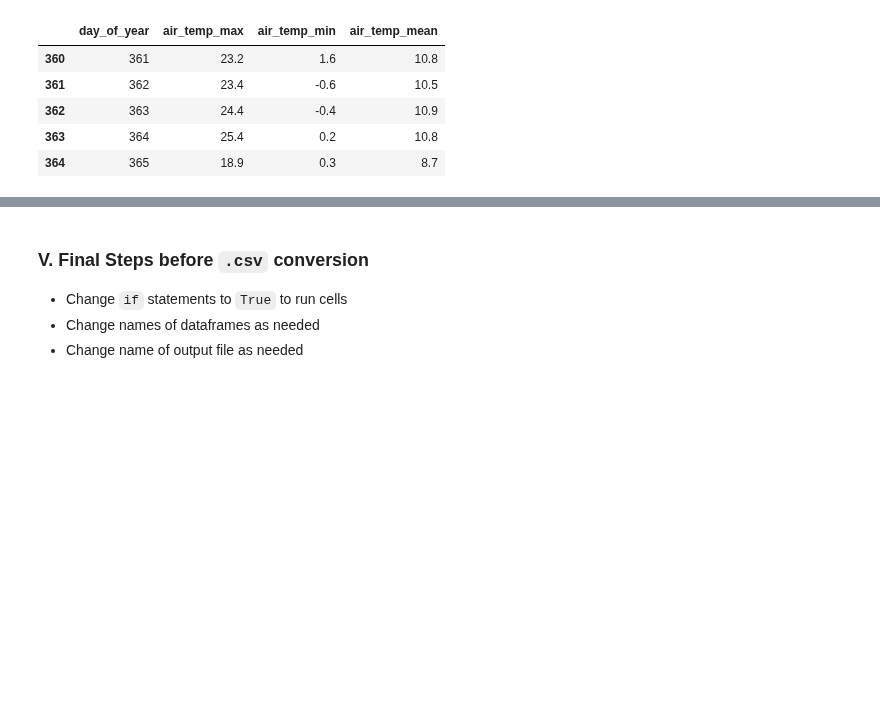
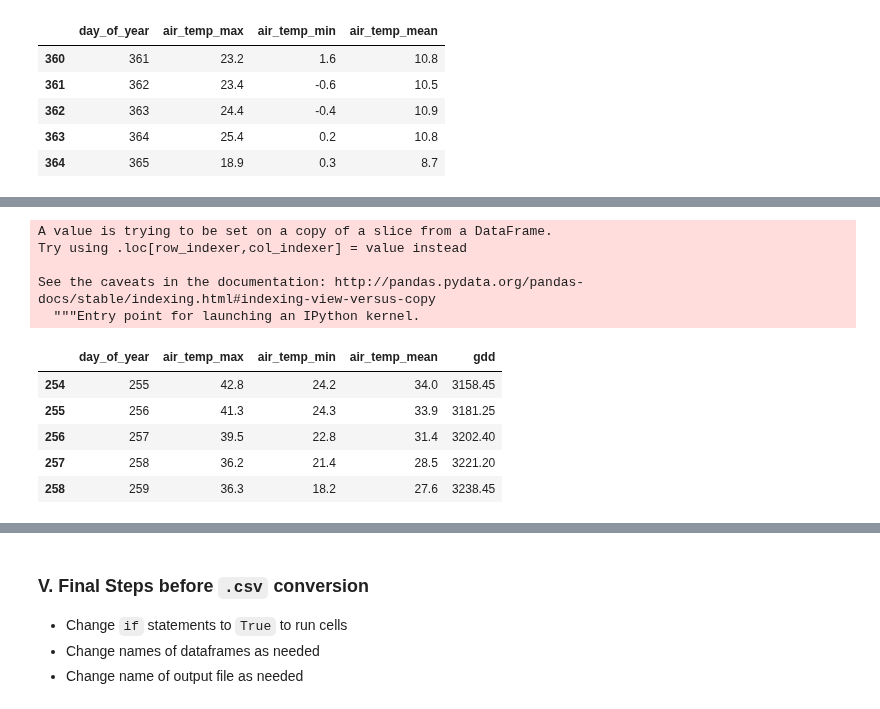
Before and after one commit to genophenoenvo/terraref-datasets, a Jupyter notebook: notebooks/biomass_gdd.ipynb, the cells around one changed output, grey strips where cells are left out. Saved outputs shown, nothing was run; the diff lists cells and outputs as text; code cells hidden in the pictures; blank space fills up the shorter version.

```diff
--- a/notebooks/biomass_gdd.ipynb
+++ b/notebooks/biomass_gdd.ipynb
@@ -323,0 +434,15 @@ air_temps.tail()
+# %%
+air_temps_1['gdd'] = np.cumsum((((air_temps_1['air_temp_max'] + air_temps_1['air_temp_min']) / 2) - 10))
+air_temps_1.tail()
+# %% [output]
+A value is trying to be set on a copy of a slice from a DataFrame.
+Try using .loc[row_indexer,col_indexer] = value instead
+
+See the caveats in the documentation: http://pandas.pydata.org/pandas-docs/stable/indexing.html#indexing-view-versus-copy
+  """Entry point for launching an IPython kernel.
+|  | day_of_year | air_temp_max | air_temp_min | air_temp_mean | gdd |
+| 254 | 255 | 42.8 | 24.2 | 34.0 | 3158.45 |
+| 255 | 256 | 41.3 | 24.3 | 33.9 | 3181.25 |
+| 256 | 257 | 39.5 | 22.8 | 31.4 | 3202.40 |
+| 257 | 258 | 36.2 | 21.4 | 28.5 | 3221.20 |
+| 258 | 259 | 36.3 | 18.2 | 27.6 | 3238.45 |
```
Also changed, not shown: parts of 33 cells of this notebook.
